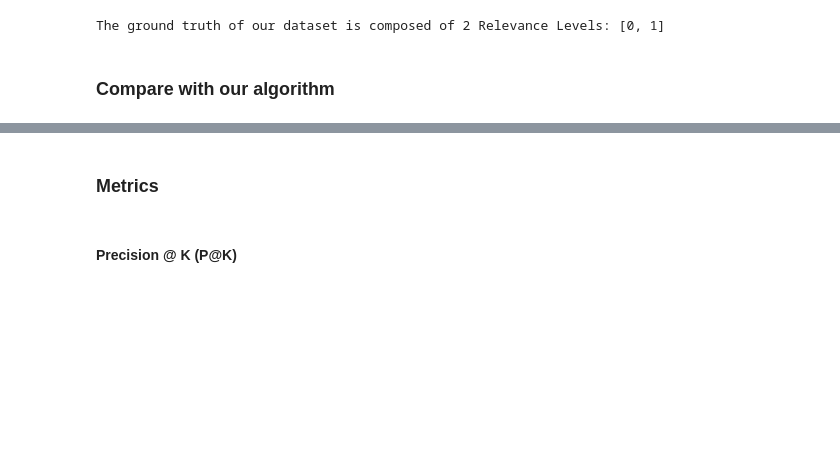
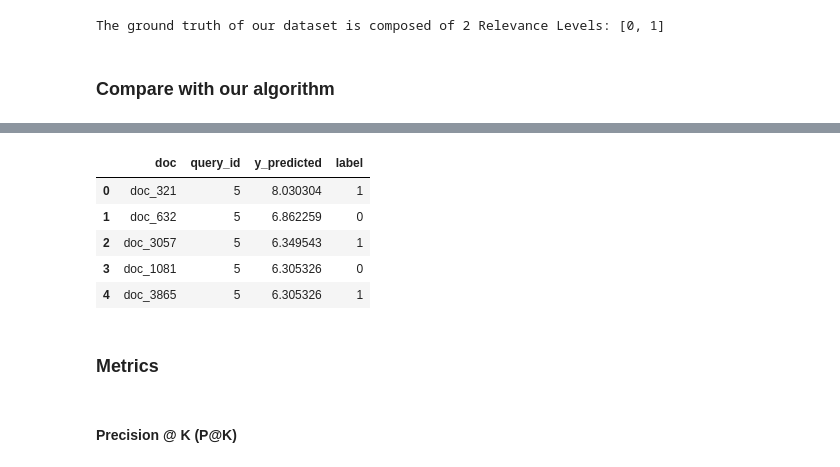
Before and after one commit to homexiang3/IRWA-2022-u172769-u172801, a Jupyter notebook: Project/P2/IRWA-2022-u172769-u172801-part-2.ipynb, the cells around one changed output, grey strips where cells are left out. Cells and saved outputs as stored; diff of their text form; code cells hidden in the pictures; blank space fills up the shorter version.

```diff
--- a/Project/P2/IRWA-2022-u172769-u172801-part-2.ipynb
+++ b/Project/P2/IRWA-2022-u172769-u172801-part-2.ipynb
@@ -555,0 +605,4 @@ See the caveats in the documentation: https://pandas.pydata.org/pandas-docs/stab
+# %%
+custom_q3 = "south carolina"
+rd_q3, rs_q3 = visualize_retrieve_top20(custom_q3)
+q3_relevance = [1,1,1,1,1,1,1,0,1,1,0,0,0,1,1,1,0,1,1,0]
@@ -555,0 +627,4 @@ See the caveats in the documentation: https://pandas.pydata.org/pandas-docs/stab
+# %%
+custom_q4 = "god bless"
+rd_q4, rs_q4 = visualize_retrieve_top20(custom_q4)
+q4_relevance = [1,1,0,1,1,0,1,0,1,0,1,0,0,0,0,0,0,1,0,0]
@@ -555,0 +649,4 @@ See the caveats in the documentation: https://pandas.pydata.org/pandas-docs/stab
+# %%
+custom_q5 = "help victims"
+rd_q5, rs_q5 = visualize_retrieve_top20(custom_q5)
+q5_relevance = [1,0,1,0,1,0,1,1,1,1,1,0,0,1,1,1,0,0,1,1]
@@ -556,3 +671,30 @@ See the caveats in the documentation: https://pandas.pydata.org/pandas-docs/stab
+# %%
+def create_df(rd,rs,rel,q_id):
+  doc_ids = []
+  q_ids = []
+  for d_id in rd:
+     t = tweets[tweet_index[d_id]]
+     doc_ids.append(t.doc_id)
+     q_ids.append(q_id)
+  df = pd.DataFrame(list(zip(doc_ids, q_ids,rs,rel)),
+               columns =['doc', 'query_id','y_predicted','label'])
+  return df
+# %%
+#Create custom queries df
+custom_q1_df = create_df(rd_q1,rs_q1,q1_relevance,1)
+custom_q2_df = create_df(rd_q2,rs_q2,q2_relevance,2)
+custom_q3_df = create_df(rd_q3,rs_q3,q3_relevance,3)
+custom_q4_df = create_df(rd_q4,rs_q4,q4_relevance,4)
+custom_q5_df = create_df(rd_q5,rs_q5,q5_relevance,5)
+#Show 1 as an example
+custom_q5_df.head()
+# %% [output]
+|  | doc | query_id | y_predicted | label |
+| 0 | doc_321 | 5 | 8.030304 | 1 |
+| 1 | doc_632 | 5 | 6.862259 | 0 |
+| 2 | doc_3057 | 5 | 6.349543 | 1 |
+| 3 | doc_1081 | 5 | 6.305326 | 0 |
+| 4 | doc_3865 | 5 | 6.305326 | 1 |
 # %% [markdown]
 ### Metrics
 # %% [markdown]
```
Also changed, not shown: parts of 48 cells of this notebook, 1 other file.
